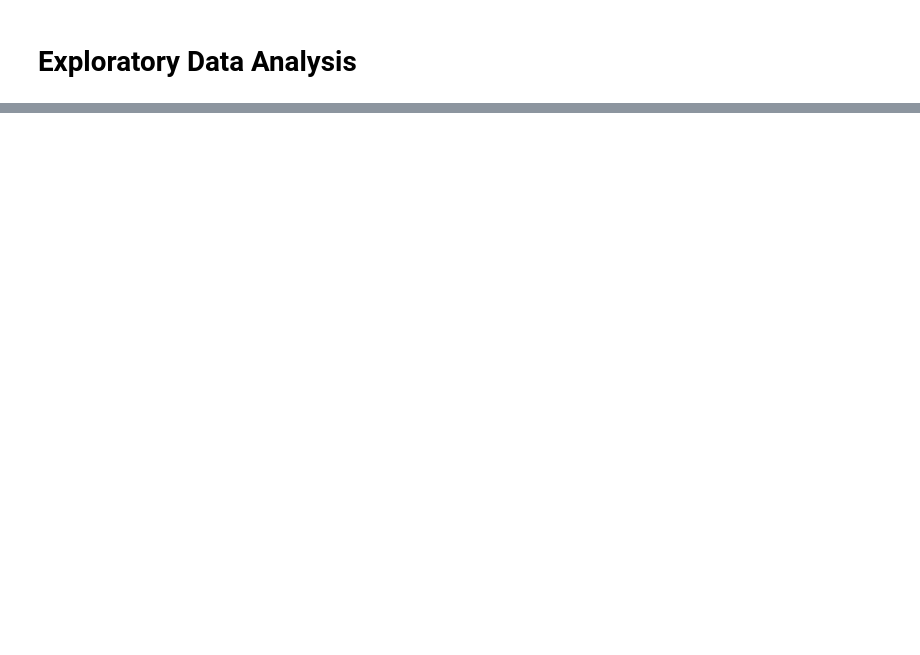
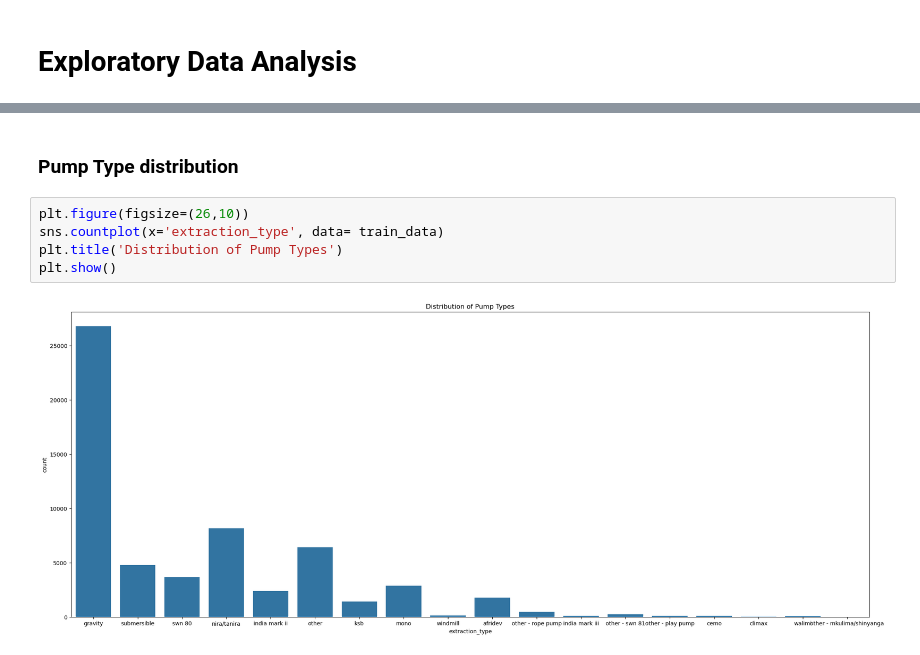
Before and after one commit to MONISH254/Tanzania_Water_Wells, a Jupyter notebook: Tanzania_Water_Wells_Notebook.ipynb, the cells around one changed output, grey strips where cells are left out. Drawn from its saved outputs; the diff is of its cells as text; blank space fills up the shorter version.

```diff
--- a/Tanzania_Water_Wells_Notebook.ipynb
+++ b/Tanzania_Water_Wells_Notebook.ipynb
@@ -281,0 +398,9 @@ Univariate analysis
+# %% [markdown]
+### Pump Type distribution
+# %%
+plt.figure(figsize=(26,10))
+sns.countplot(x='extraction_type', data= train_data)
+plt.title('Distribution of Pump Types')
+plt.show()
+# %% [output]
+[figure, added]
```
Also changed, not shown: parts of 50 cells of this notebook.
